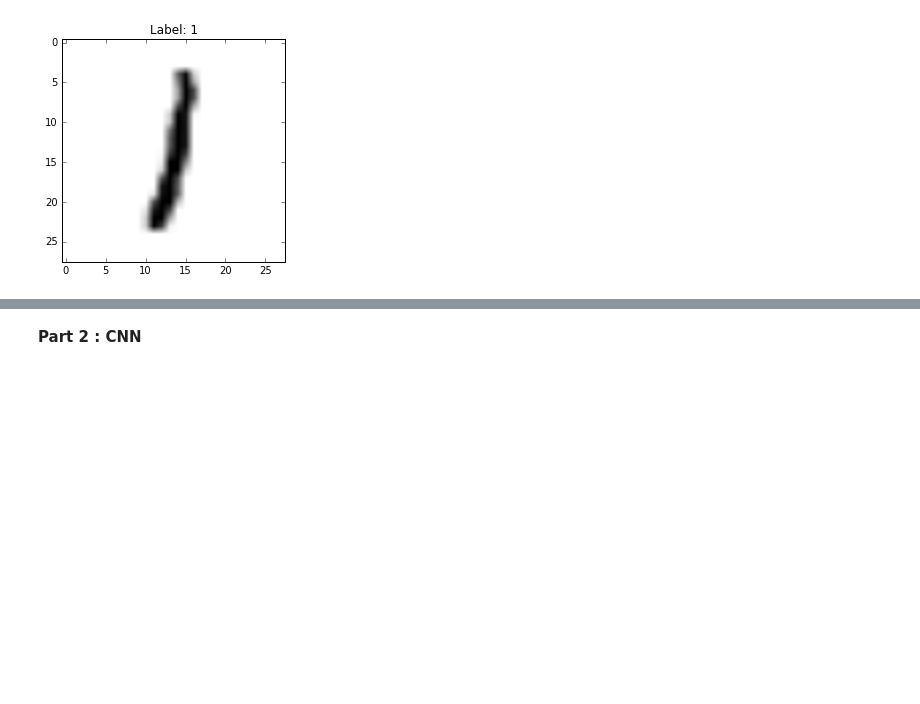
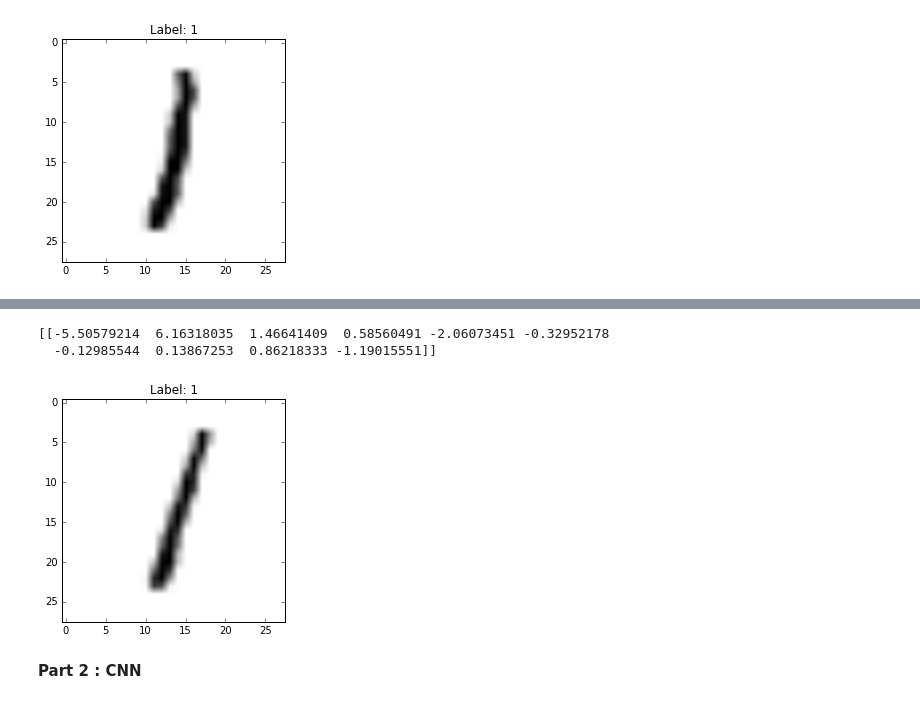
Before and after one commit to AshwinArun/tensorflow_notebooks, a Jupyter notebook: mnist_test.ipynb, the cells around one changed output, grey strips where cells are left out. Saved outputs shown, nothing was run; the diff lists cells and outputs as text; code cells hidden in the pictures; blank space fills up the shorter version.

```diff
--- a/mnist_test.ipynb
+++ b/mnist_test.ipynb
@@ -62,3 +62,14 @@ Test Set Accuracy : 0.9154
+# %%
+feed_dict = {x: [mnist.test.images[2]]}
+classification = sess.run(y, feed_dict)
+print (classification)
+# %% [output]
+[[-5.50579214  6.16318035  1.46641409  0.58560491 -2.06073451 -0.32952178
+  -0.12985544  0.13867253  0.86218333 -1.19015551]]
+# %%
+display_digit(mnist.test.images[2],mnist.test.labels[2])
+# %% [output]
+[figure, added]
 # %% [markdown]
 <b>Part 2 : CNN </b>
 # %%
```
Also changed, not shown: parts of 2 cells of this notebook.
